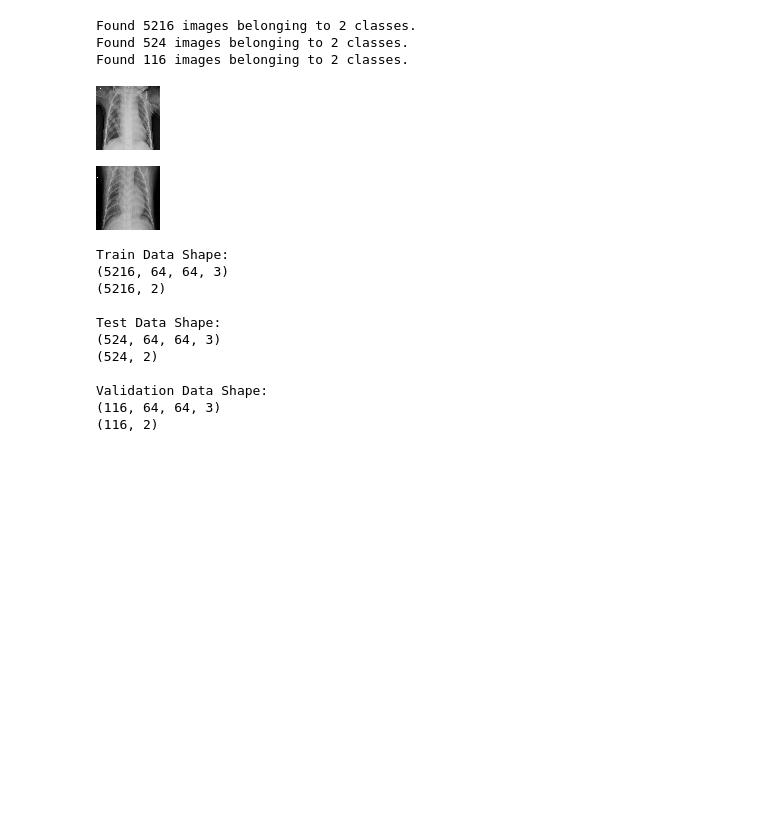
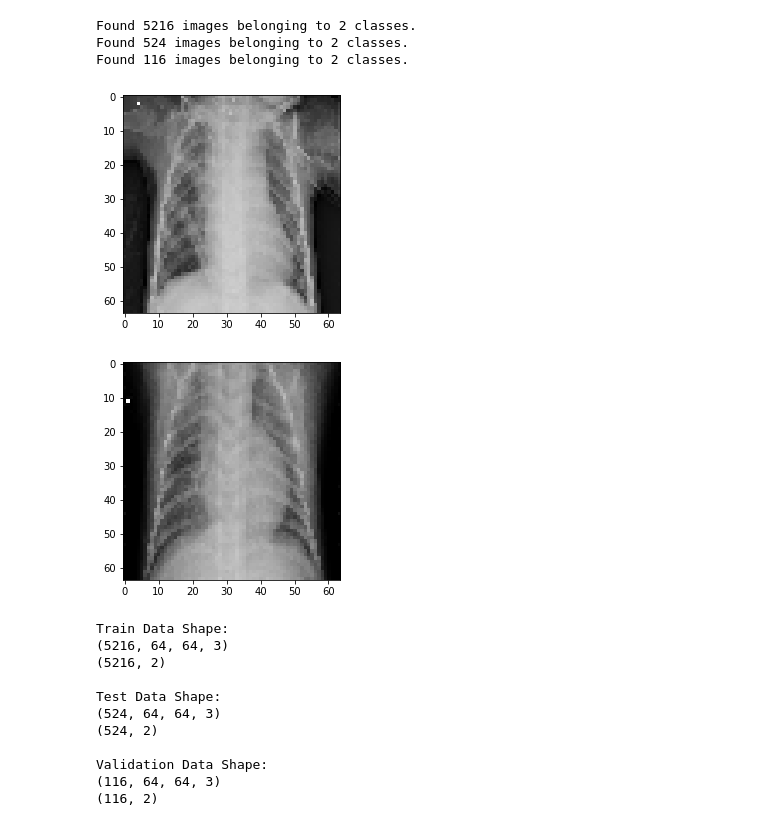
Before and after one commit to rookiescientist-andre/Identifying-Pneumonia-with-Deep-Learning, a Jupyter notebook: notebook.ipynb, the cells around one changed output. Drawn from its saved outputs; the diff is of its cells as text; code cells hidden in the pictures; blank space fills up the shorter version.

```diff
--- a/notebook.ipynb
+++ b/notebook.ipynb
@@ -138,12 +144,15 @@ Found 5216 images belonging to 2 classes.
 Found 524 images belonging to 2 classes.
 Found 116 images belonging to 2 classes.
 # %%
-# Preview some images
-display(array_to_img(train_images[17]))
-array_to_img(train_images[4200])
+# Plot some images
+plt.imshow(train_images[17]/255)
+plt.show()
+
+plt.imshow(train_images[4200]/255)
+plt.show()
 # %% [output]
-[figure, old version]
+[figure, new version]
-[figure, old version]
+[figure, new version]
 # %%
 # Preview the shape of the data
 print("Train Data Shape:")
```
Also changed, not shown: parts of 61 cells of this notebook.
